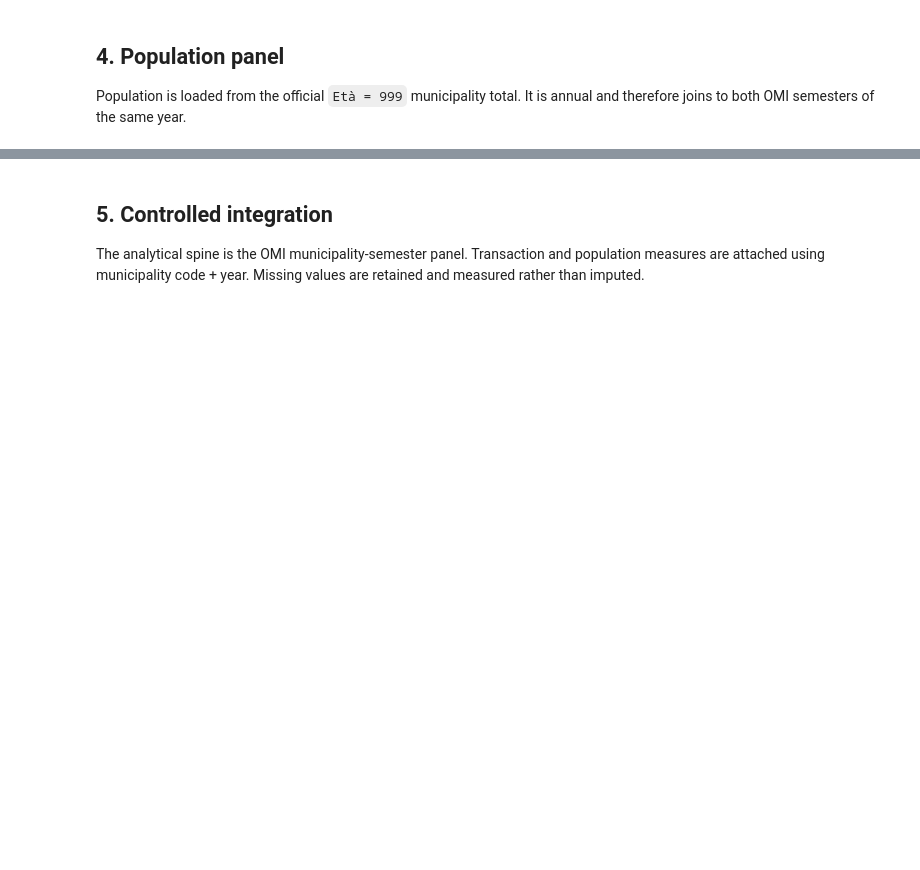
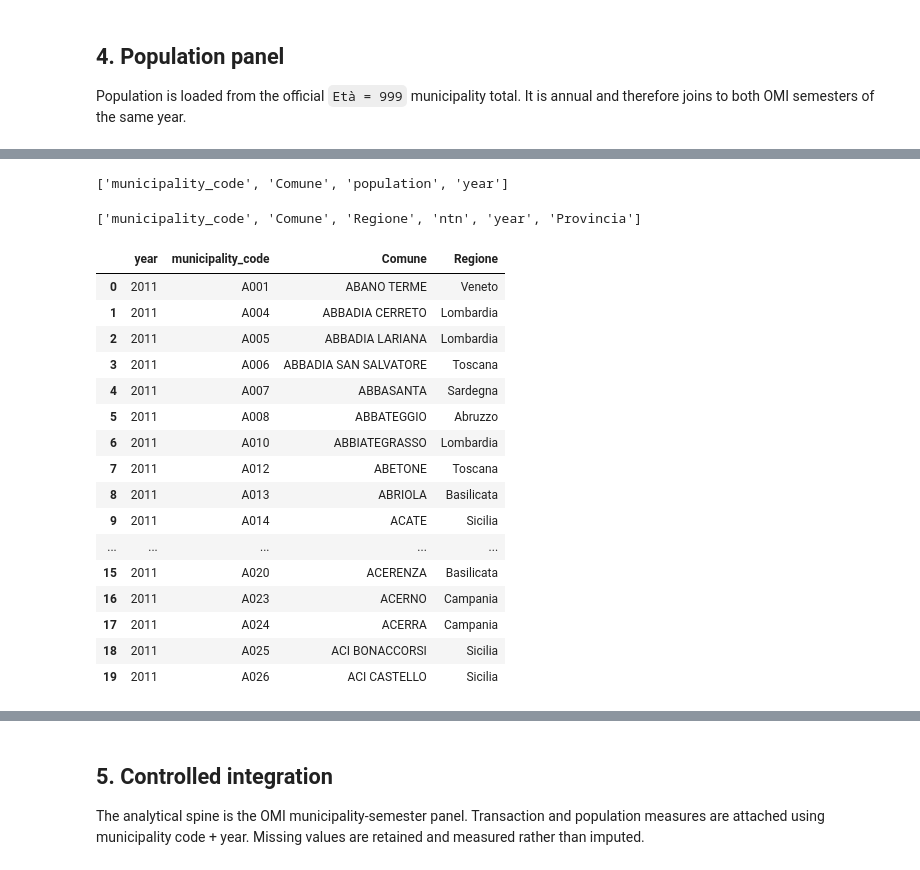
Before and after one commit to danielematix67-boop/italian-real-estate-analysis, a Jupyter notebook: notebooks/04_market_dynamics_integration.ipynb, the cells around one changed output, grey strips where cells are left out. Saved outputs shown, nothing was run; the diff lists cells and outputs as text; code cells hidden in the pictures; blank space fills up the shorter version.

```diff
--- a/notebooks/04_market_dynamics_integration.ipynb
+++ b/notebooks/04_market_dynamics_integration.ipynb
@@ -168,0 +1045,33 @@ display(population.head())
+# %%
+print(population.columns.tolist())
+# %% [output]
+['municipality_code', 'Comune', 'population', 'year']
+# %%
+print(transactions.columns.tolist())
+
+display(
+    transactions[
+        ['year', 'municipality_code', 'Comune', 'Regione']
+    ]
+    .drop_duplicates()
+    .head(20)
+)
+# %% [output]
+['municipality_code', 'Comune', 'Regione', 'ntn', 'year', 'Provincia']
+|  | year | municipality_code | Comune | Regione |
+| 0 | 2011 | A001 | ABANO TERME | Veneto |
+| 1 | 2011 | A004 | ABBADIA CERRETO | Lombardia |
+| 2 | 2011 | A005 | ABBADIA LARIANA | Lombardia |
+| 3 | 2011 | A006 | ABBADIA SAN SALVATORE | Toscana |
+| 4 | 2011 | A007 | ABBASANTA | Sardegna |
+| 5 | 2011 | A008 | ABBATEGGIO | Abruzzo |
+| 6 | 2011 | A010 | ABBIATEGRASSO | Lombardia |
+| 7 | 2011 | A012 | ABETONE | Toscana |
+| 8 | 2011 | A013 | ABRIOLA | Basilicata |
+| 9 | 2011 | A014 | ACATE | Sicilia |
+| ... | ... | ... | ... | ... |
+| 15 | 2011 | A020 | ACERENZA | Basilicata |
+| 16 | 2011 | A023 | ACERNO | Campania |
+| 17 | 2011 | A024 | ACERRA | Campania |
+| 18 | 2011 | A025 | ACI BONACCORSI | Sicilia |
+| 19 | 2011 | A026 | ACI CASTELLO | Sicilia |
```
Also changed, not shown: parts of 24 cells of this notebook, 3 other files.
